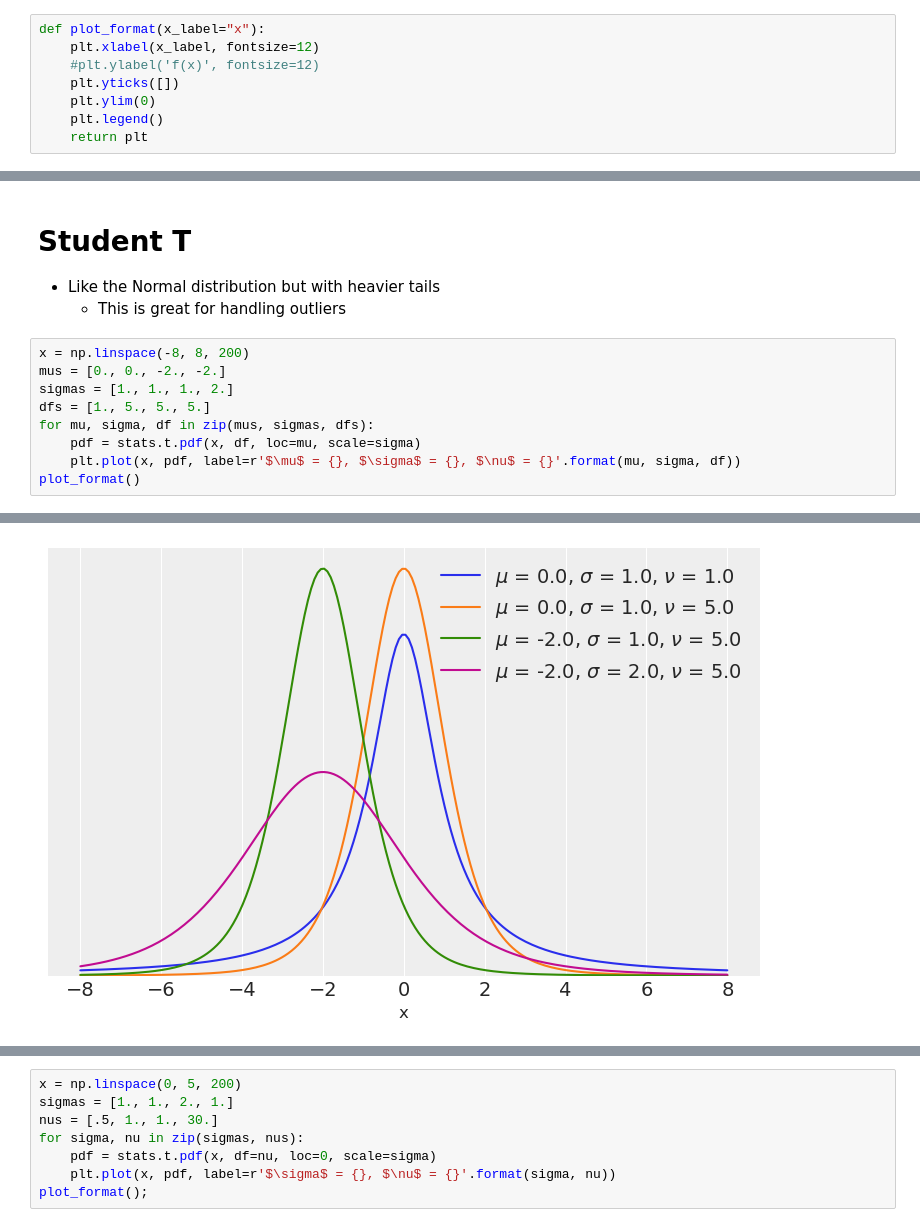
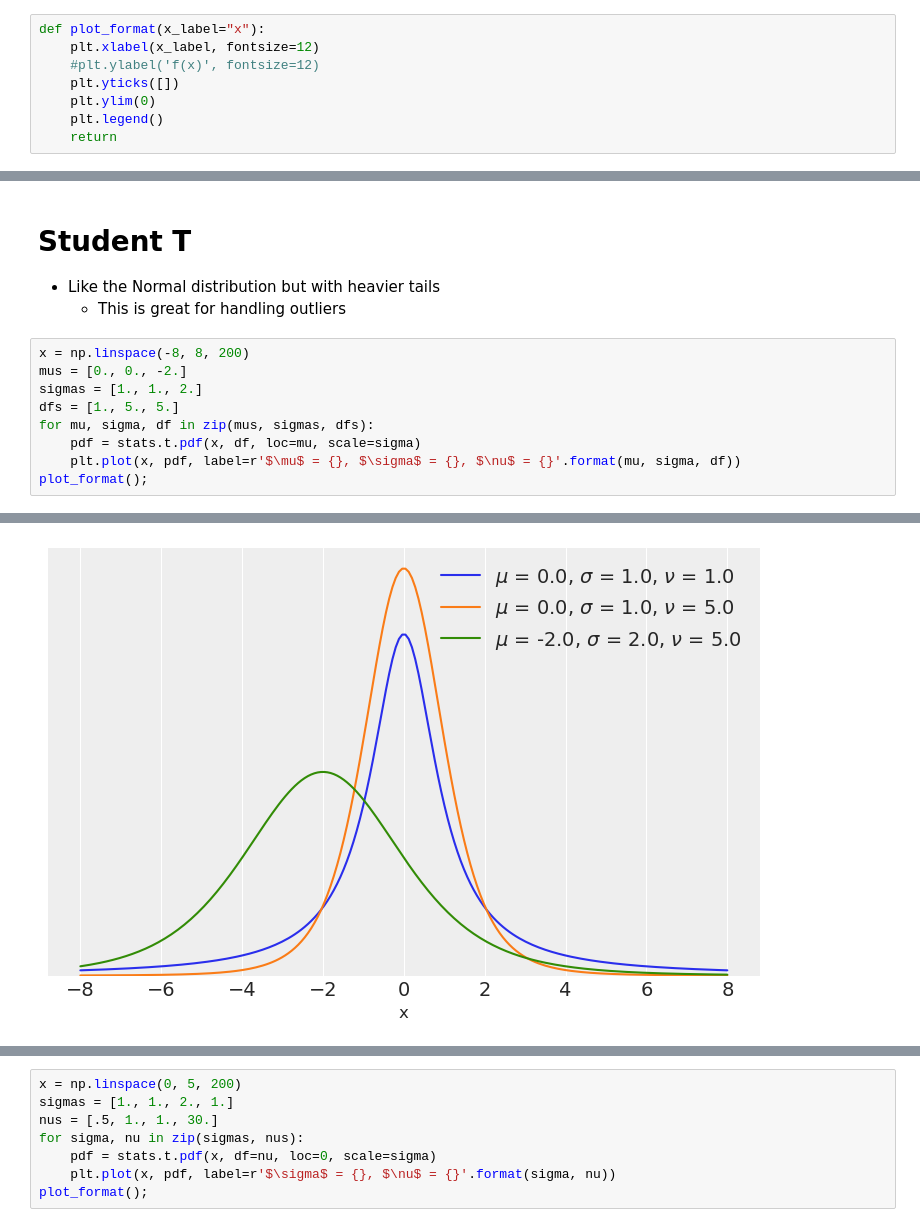
Before and after one commit to AlexAndorra/notebooks-experiments, a Jupyter notebook: Common Distributions-Distributions.ipynb, the cells around one changed output, grey strips where cells are left out. Drawn from its saved outputs; the diff is of its cells as text.

```diff
--- a/Common Distributions-Distributions.ipynb
+++ b/Common Distributions-Distributions.ipynb
@@ -28,7 +26,7 @@ def plot_format(x_label="x"):
     plt.yticks([])
     plt.ylim(0)
     plt.legend()
-    return plt
+    return
 # %% [markdown]
 # Discrete Distributions
 Great for
@@ -188,11 +188,11 @@ plot_format("Weight of American Football Players in kg")
   * This is great for handling outliers
 # %%
 x = np.linspace(-8, 8, 200)
-mus = [0., 0., -2., -2.]
-sigmas = [1., 1., 1., 2.]
-dfs = [1., 5., 5., 5.]
+mus = [0., 0., -2.]
+sigmas = [1., 1., 2.]
+dfs = [1., 5., 5.]
 for mu, sigma, df in zip(mus, sigmas, dfs):
     pdf = stats.t.pdf(x, df, loc=mu, scale=sigma)
     plt.plot(x, pdf, label=r'$\mu$ = {}, $\sigma$ = {}, $\nu$ = {}'.format(mu, sigma, df))
-plot_format()
+plot_format();
 # %% [output]
@@ -200,4 +199,4 @@ plot_format()
-[figure, old version]
+[figure, new version]
 # %%
 x = np.linspace(0, 150, 200)
 mu = 75
```
Also changed, not shown: parts of 16 cells of this notebook.
